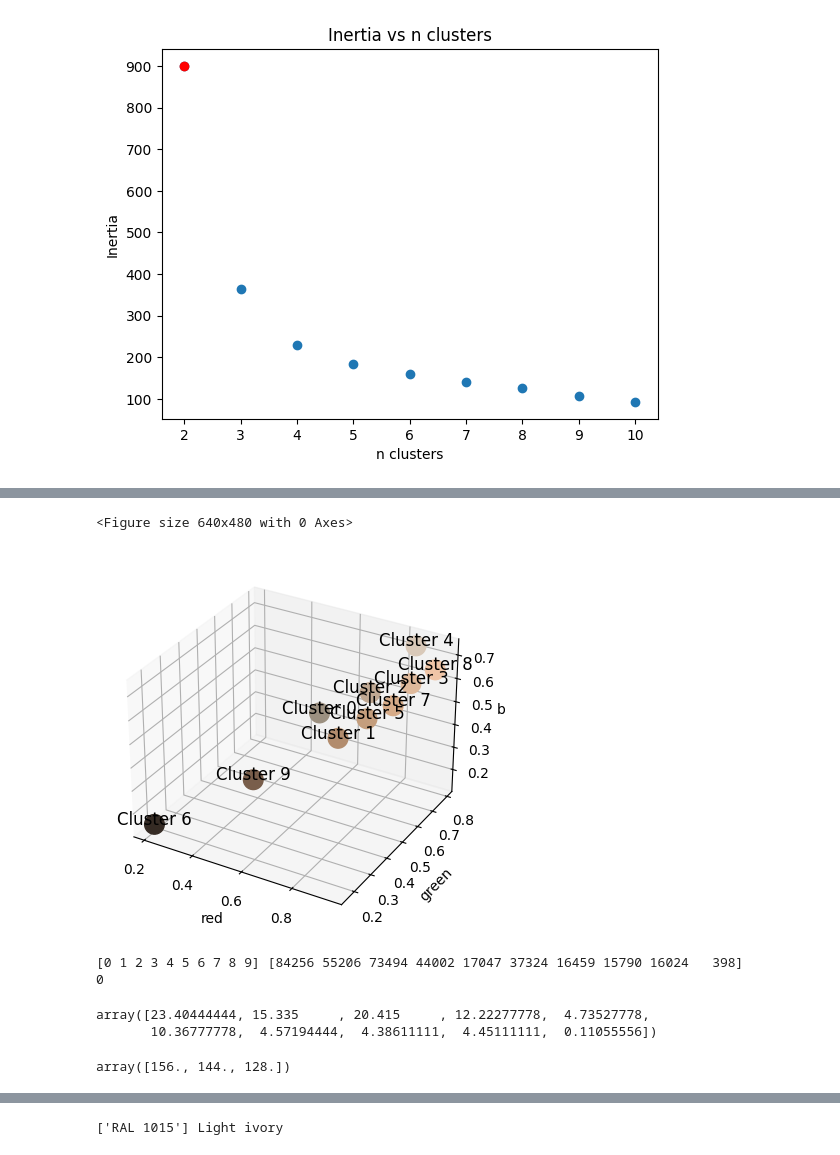
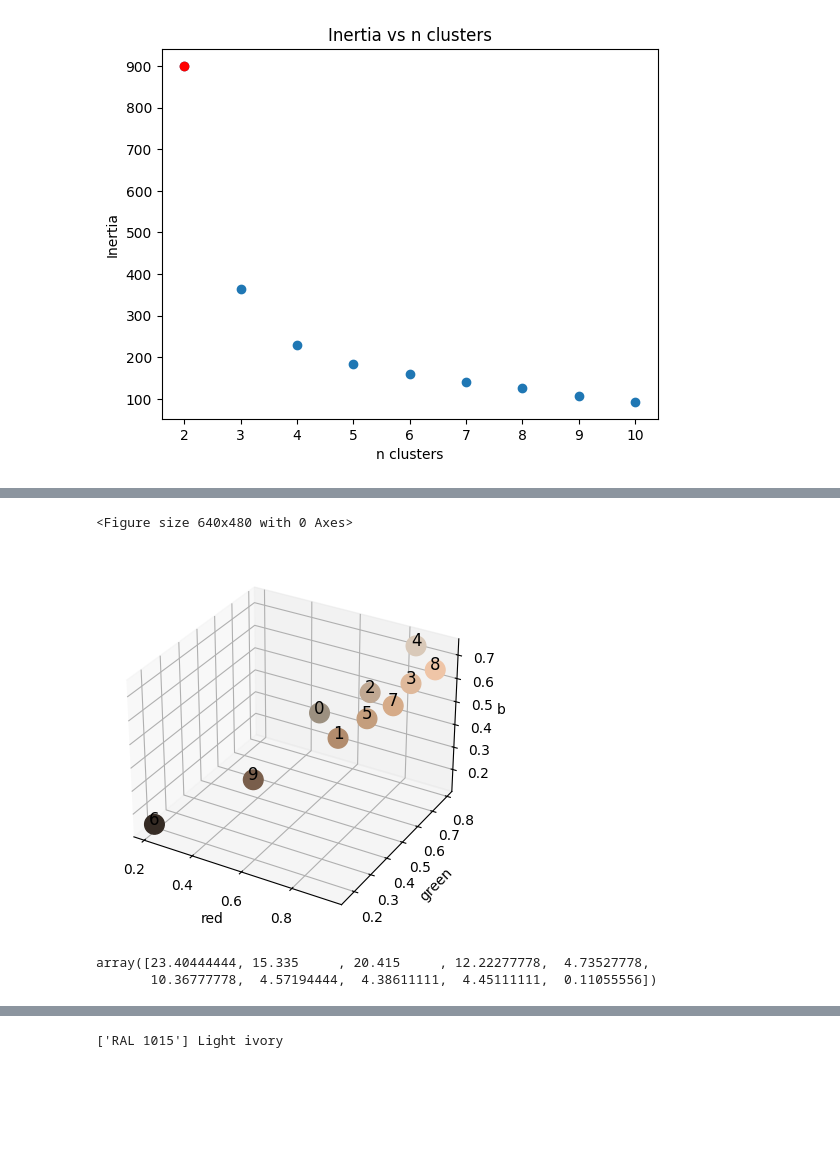
Before and after one commit to LorenzoZInna/PhotoColorFinder, a Jupyter notebook: Notebook.ipynb, the cells around one changed output, grey strips where cells are left out. Drawn from its saved outputs; the diff is of its cells as text; code cells hidden in the pictures; blank space fills up the shorter version.

Commit message:
Added some functions, need to add def create_percent_box

```diff
--- a/Notebook.ipynb
+++ b/Notebook.ipynb
@@ -31,10 +31,10 @@ Thus we choose to compress the image to 200x200 pixels, still retaining the main
 # %%
 # Step 1: Load the image
 image_path = 'data/20250327_171942.jpg'
-image = cv2.imread(image_path)
+image = cv.imread(image_path)
 
 # Convert from BGR to RGB
-image_rgb = cv2.cvtColor(image, cv2.COLOR_BGR2RGB)
+image_rgb = cv.cvtColor(image, cv.COLOR_BGR2RGB)
 print(image_rgb.shape)
 plt.imshow(image_rgb)
 plt.show()
@@ -44,5 +45,5 @@ NameError: name 'cv2' is not defined
 # %%
-image_resized=cv2.resize(image_rgb,(200,200  )) #resize image for faster processing
+image_resized=cv.resize(image_rgb,(200,200  )) #resize image for faster processing
 
 plt.imshow(image_resized)
 plt.show()
@@ -189,54 +176,46 @@ plt.clf()
 max_centroids = centroids_k[-1]
 red_centroid=[]
 green_centroid=[]
 blue_centroid=[]
 for k in range(len(max_centroids)):
     red_centroid.append(max_centroids[k][0])
     green_centroid.append(max_centroids[k][1])
     blue_centroid.append(max_centroids[k][2])
 
 red2=np.array(red_centroid)
 green2=np.array(green_centroid)
 blue2=np.array(blue_centroid)
 
 
 fig4 = plt.figure()
 ax = fig4.add_subplot(111, projection='3d')
 
 ax.scatter(red2, green2, blue2,c=np.stack((red2, green2, blue2), axis=-1),s=200, marker='o',alpha=1)
 
 for i in range(len(red2)):
-    ax.text(red2[i], green2[i], blue2[i], f'Cluster {i}', color='black', fontsize=12, ha='center')
+    ax.text(red2[i], green2[i], blue2[i], f'{i}', color='black', fontsize=12, ha='center')
 
 ax.set_xlabel('red')
 ax.set_ylabel('green')
 ax.set_zlabel('blue')
 
 
 plt.show()
 plt.close()
 # %% [output]
 <Figure size 640x480 with 0 Axes>
-[figure, old version]
+[figure, new version]
 # %%
 # Step 5: Count the number of pixels in each cluster
 #NOTE find the one with max counts -> it is the chosen RGB
+#NOTE 2 from the 3 main colors create small rectangular boxes corresponding
+#to the 3 main colors, along with their percentage
 unique, counts = np.unique(labels_k, return_counts=True)
-print(unique,counts)
 maxcounts=max(counts)
 labelmax=counts.argmax()
-print(labelmax)
 total=counts.sum()
 percentage_counts=counts/total
-
 percentage_counts*100
 # %% [output]
-[0 1 2 3 4 5 6 7 8 9] [84256 55206 73494 44002 17047 37324 16459 15790 16024   398]
-0
+array([23.40444444, 15.335     , 20.415     , 12.22277778,  4.73527778,
+       10.36777778,  4.57194444,  4.38611111,  4.45111111,  0.11055556])
-array([23.40444444, 15.335     , 20.415     , 12.22277778,  4.73527778,
-       10.36777778,  4.57194444,  4.38611111,  4.45111111,  0.11055556])
-# %%
-rgb_centroids=(centroids_k[-1]*255).round()
-rgb_centroids[0]
-# %% [output]
-array([156., 144., 128.])
```
Also changed, not shown: parts of 10 cells of this notebook.
